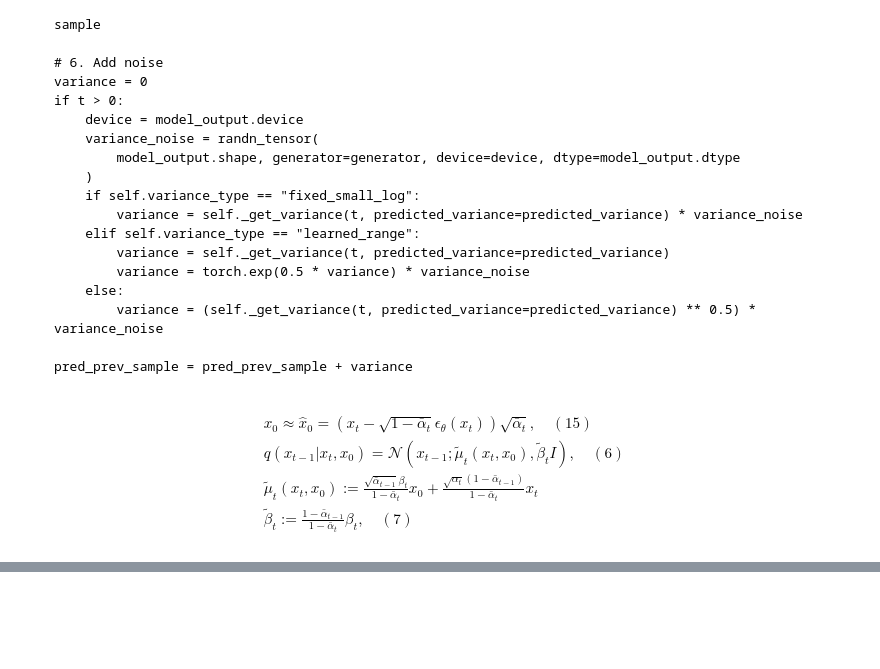
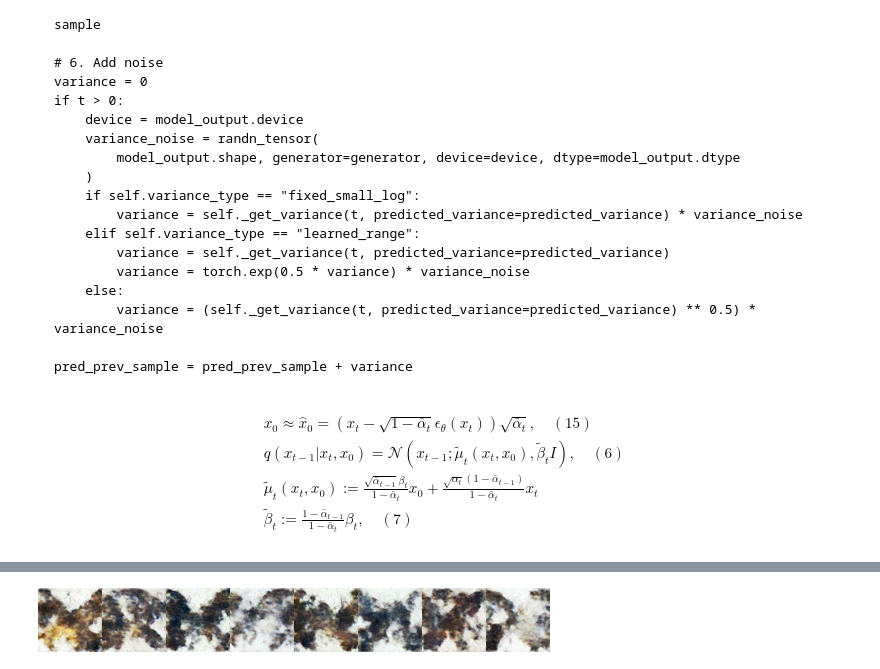
Before and after one commit to chunhuizhang/diffusion_models_tutorials, a Jupyter notebook: tutorials/diffusers_introduction.ipynb, the cells around one changed output, grey strips where cells are left out. Saved outputs shown, nothing was run; the diff lists cells and outputs as text; code cells hidden in the pictures; blank space fills up the shorter version.

```diff
--- a/tutorials/diffusers_introduction.ipynb
+++ b/tutorials/diffusers_introduction.ipynb
@@ -560,0 +563,6 @@ hub_model_id
+# %%
+image_pipe = DDPMPipeline.from_pretrained('./sd-class-butterflies-64/').to(device)
+# %%
+make_grid(image_pipe(batch_size=8)['images'])
+# %% [output]
+[figure, added]
```
Also changed, not shown: parts of 14 cells of this notebook, 1 other file.
